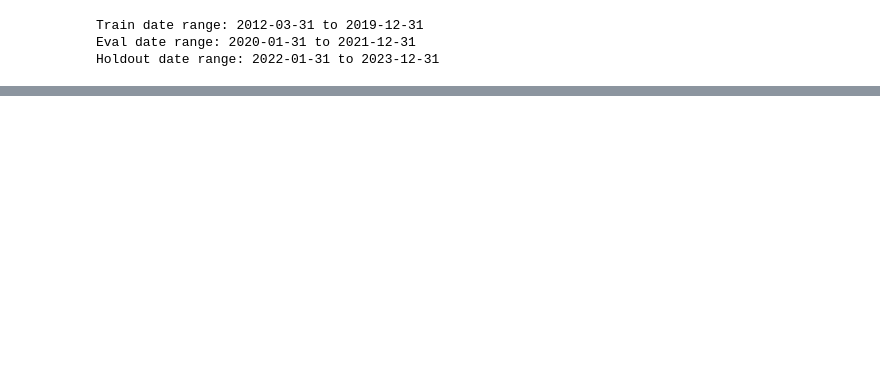
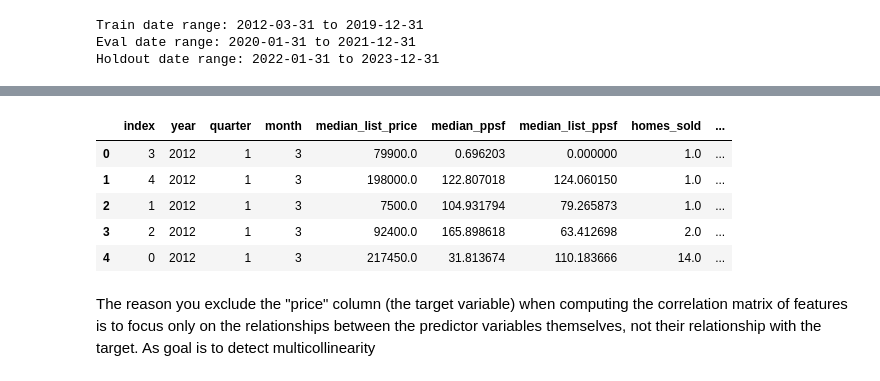
Before and after one commit to aditya-somani/End-to-End-ML-Regression-Project, a Jupyter notebook: notebooks/02_feature_eng_encoding.ipynb, the cells around one changed output, grey strips where cells are left out. Drawn from its saved outputs; the diff is of its cells as text; code cells hidden in the pictures; blank space fills up the shorter version.

Commit message:
Feature Engineering Encoding

```diff
--- a/notebooks/02_feature_eng_encoding.ipynb
+++ b/notebooks/02_feature_eng_encoding.ipynb
@@ -24,0 +31,17 @@ Holdout date range: 2022-01-31 to 2023-12-31
+# %%
+# 2. Date Features
+
+def add_date(df: pd.DataFrame) -> pd.DataFrame:
+    df['year'] = df['date'].dt.year
+    df['quarter'] = df['date'].dt.quarter
+    df['month'] = df['date'].dt.month
+
+    #reorder columns
+    df.insert(1, 'year', df.pop('year'))
+    df.insert(2, 'quarter', df.pop('quarter'))
+    df.insert(3, 'month', df.pop('month'))
+    return df
+
+train_df = add_date(train_df)
+eval_df = add_date(eval_df)
+holdout_df = add_date(holdout_df)
@@ -24,0 +117,17 @@ Holdout date range: 2022-01-31 to 2023-12-31
+# %%
+# 4. Target Encoding
+te = TargetEncoder(cols='city_full')
+
+train_df['city_encoded'] = te.fit_transform(train_df['city_full'], train_df['price'])
+eval_df['city_encoded'] = te.transform(eval_df['city_full'])
+holdout_df['city_encoded'] = te.transform(holdout_df['city_full'])
+
+print("City encoding example (train):")
+print(train_df[["city_full", "city_encoded"]].head())
+
+'''
+Nuance:
+
+- On train, we call fit_transform() → this computes the mapping from city → avg price using training targets.
+- On eval, we only call transform() → it applies the train mapping. It never looks at eval’s price column.
+'''
@@ -24,0 +143,7 @@ Holdout date range: 2022-01-31 to 2023-12-31
+# %%
+# 5. Frop unused columns
+# Drop leakage column "median_sale_price"
+drop_cols = ["date", "city_full", "city", "zipcode", "median_sale_price"]
+train_df.drop(columns=drop_cols, inplace=True)
+eval_df.drop(columns=drop_cols, inplace=True)
+holdout_df.drop(columns=drop_cols, inplace=True)
@@ -24,0 +225,14 @@ Holdout date range: 2022-01-31 to 2023-12-31
+# %%
+df = train_df
+# %%
+df[:5].sort_values(by='zipcode_freq').reset_index() #will need to put drop = True in reset_index()
+# %% [output]
+|  | index | year | quarter | month | median_list_price | median_ppsf | median_list_ppsf | homes_sold | ... |
+| 0 | 3 | 2012 | 1 | 3 | 79900.0 | 0.696203 | 0.000000 | 1.0 | ... |
+| 1 | 4 | 2012 | 1 | 3 | 198000.0 | 122.807018 | 124.060150 | 1.0 | ... |
+| 2 | 1 | 2012 | 1 | 3 | 7500.0 | 104.931794 | 79.265873 | 1.0 | ... |
+| 3 | 2 | 2012 | 1 | 3 | 92400.0 | 165.898618 | 63.412698 | 2.0 | ... |
+| 4 | 0 | 2012 | 1 | 3 | 217450.0 | 31.813674 | 110.183666 | 14.0 | ... |
+# %% [markdown]
+The reason you exclude the "price" column (the target variable) when computing the correlation matrix of features is to focus only on the relationships between the predictor variables themselves, not their relationship with the target.
+As goal is to detect multicollinearity
```
Also changed, not shown: parts of 17 cells of this notebook.
